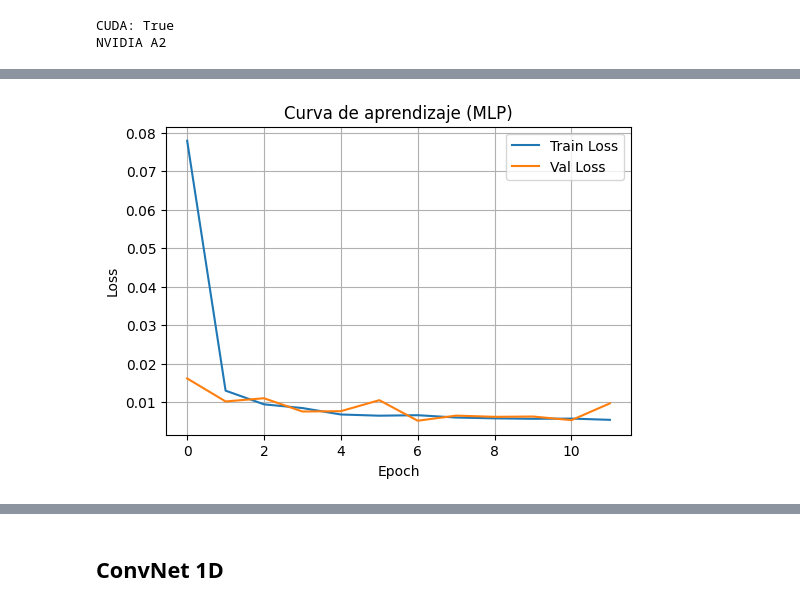
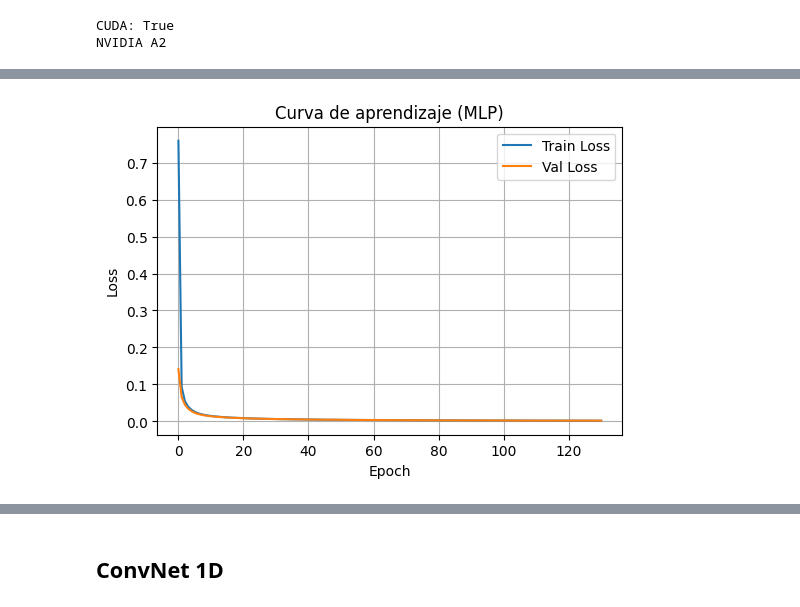
Before and after one commit to ECFM-USAC/LAGO_data_model, a Jupyter notebook: notebooks/Modelado.ipynb, the cells around one changed output, grey strips where cells are left out. Cells and saved outputs as stored; diff of their text form; code cells hidden in the pictures.

```diff
--- a/notebooks/Modelado.ipynb
+++ b/notebooks/Modelado.ipynb
@@ -13,10 +14,13 @@ RANDOM_STATE = 42
 TEST_SIZE = 0.2
 # %% [markdown]
 ## Load Data
+# %%
+with open("all_segments.pkl", "rb") as f:
+    segments = pickle.load(f)
 # %%
 pulses_df = pd.read_csv("pulses.csv")
 # %%
-X = data.drop(columns=["row_id"], errors="ignore")
+X = pulses_df.drop(columns=["row_id"], errors="ignore")
 scaler = StandardScaler()
 X_scaled = scaler.fit_transform(X)
 # %% [markdown]
@@ -37,5 +42,5 @@ plt.xlabel("k"); plt.ylabel("Inercia"); plt.show()
 # %%
-best_k = 7
+best_k = 8
 kmeans = KMeans(n_clusters=best_k, n_init="auto", random_state=42)
 labels = kmeans.fit_predict(X_scaled)
 pulses_df["cluster"] = labels
@@ -118,9 +252,9 @@ class MLP(nn.Module):
     def __init__(self, in_dim, out_dim):
         super().__init__()
         self.net = nn.Sequential(
-            nn.Linear(in_dim, 128), nn.ReLU(),
-            nn.Linear(128, 64), nn.ReLU(),
-            nn.Linear(64, out_dim)
+            nn.Linear(in_dim, 64), nn.ReLU(),
+            nn.Linear(64, 32), nn.ReLU(),
+            nn.Linear(32, out_dim)
         )
     def forward(self, x): return self.net(x)
 # %%
@@ -192,9 +326,9 @@ def train_model(model, Xtr, ytr, Xte, yte, epochs=20, bs=64, lr=1e-3, patience=5
 # %%
 mlp = MLP(Xtr.shape[1], len(np.unique(labels)))
 # %%
-epochs=200
+epochs=300
 batch_size=1024
-lr=0.003
+lr=0.0001
 patience=5
 model = train_model(
     mlp, Xtr, ytr, Xte, yte,
@@ -219,4 +357,4 @@ Early stopping en epoch 12
-[figure, old version]
+[figure, new version]
 # %%
 device = "cuda" if torch.cuda.is_available() else "cpu"
 
```
Also changed, not shown: parts of 11 cells of this notebook, 2 other files.
